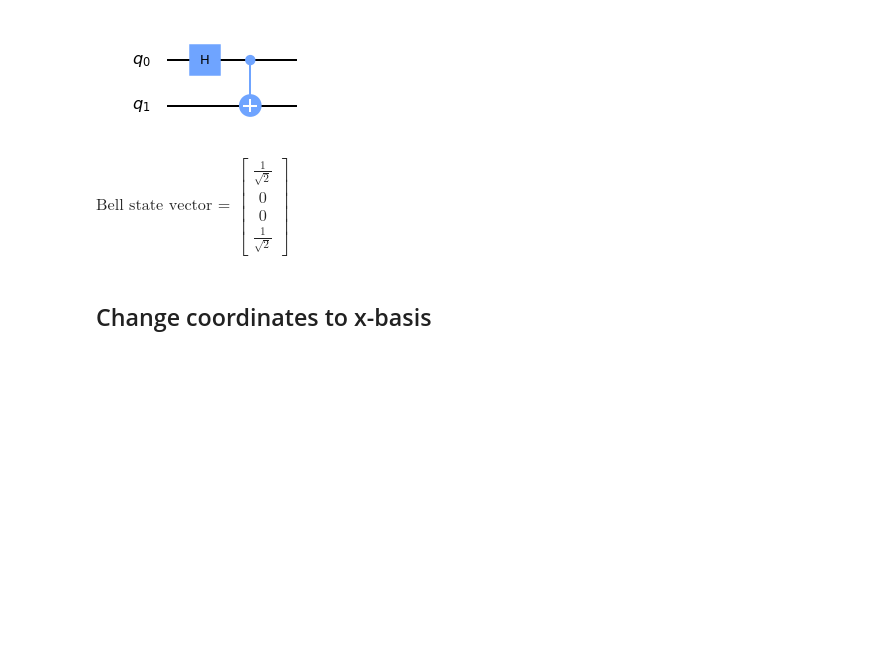
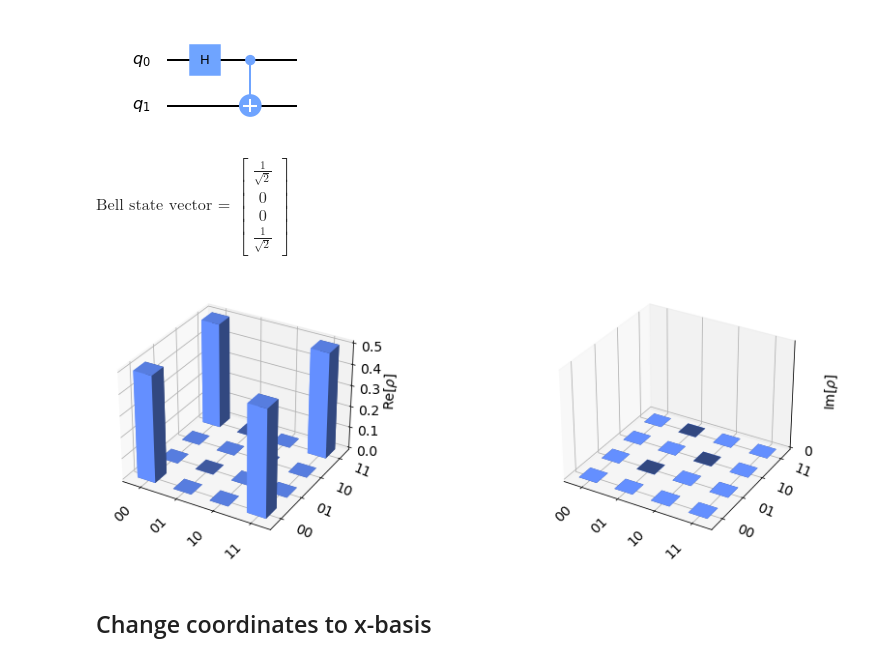
Before and after one commit to schererant/fall-2020-qml, a Jupyter notebook: qubit-operations.ipynb, the cells around one changed output. Cells and saved outputs as stored; diff of their text form; code cells hidden in the pictures; blank space fills up the shorter version.

Commit message:
Add state_city_plot

```diff
--- a/qubit-operations.ipynb
+++ b/qubit-operations.ipynb
@@ -132,6 +114,10 @@ $\displaystyle
 \tfrac{1}{\sqrt{2}}
 \end{bmatrix}
 $
+# %%
+plot_state_city(final_state)
+# %% [output]
+[figure, added]
 # %% [markdown]
 ## Change coordinates to x-basis
 # %%
```
Also changed, not shown: parts of 5 cells of this notebook.
